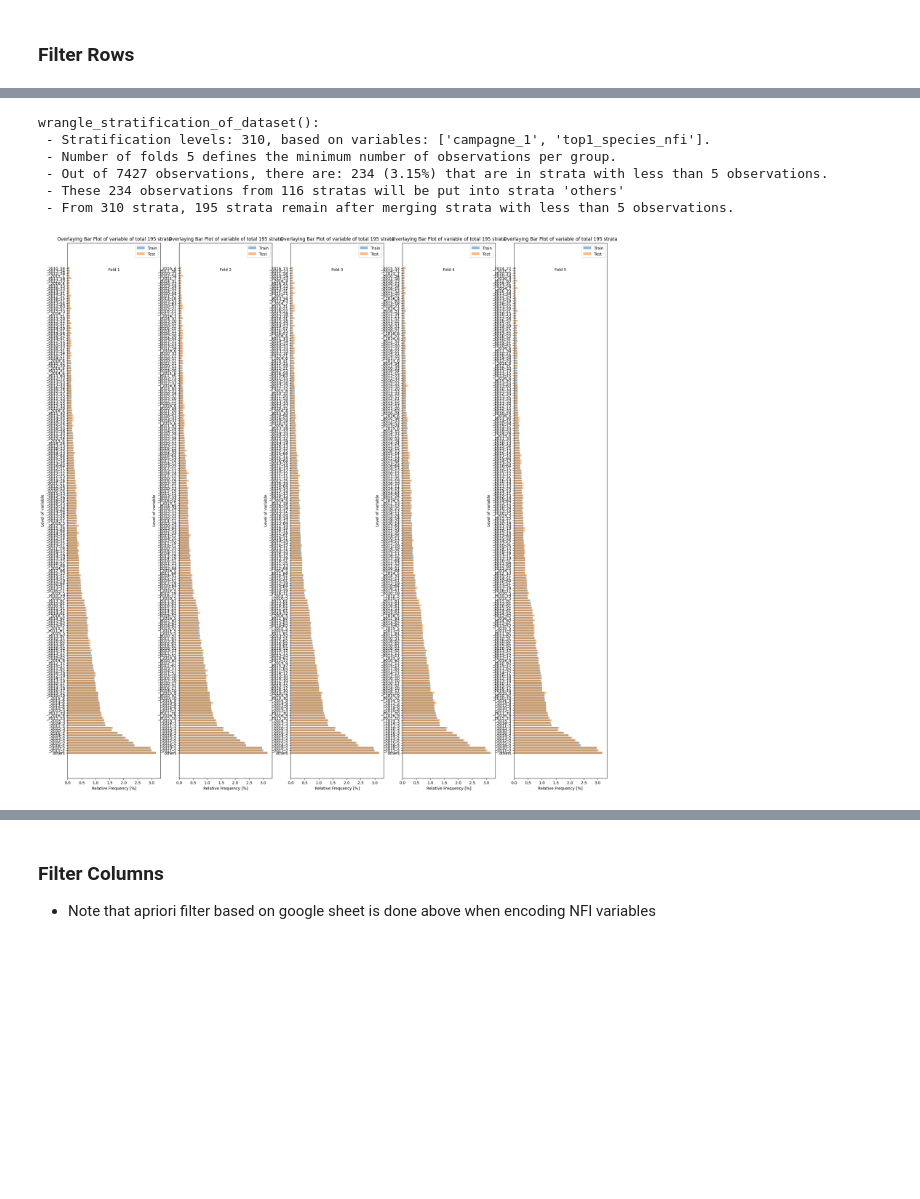
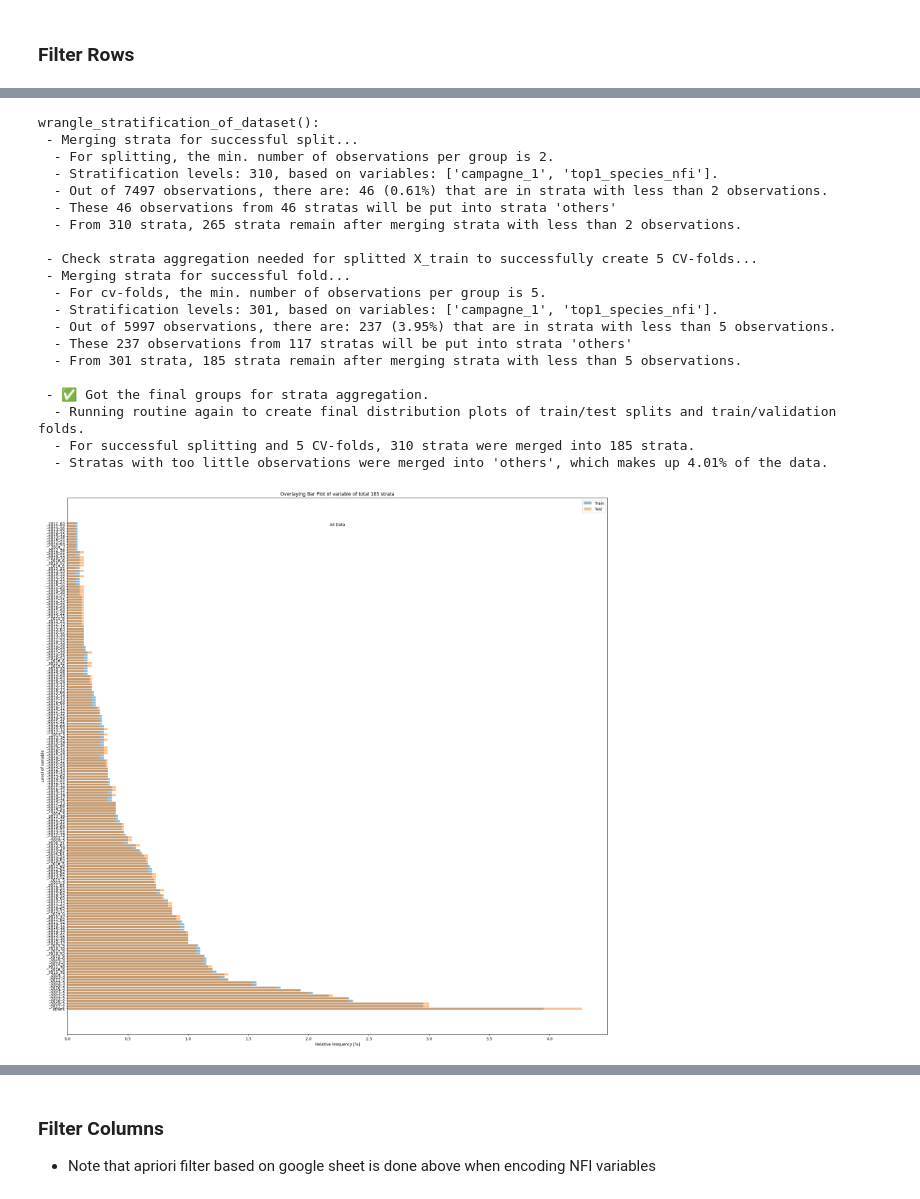
Before and after one commit to padasch/ifn_analysis, a Jupyter notebook: python/04_run_ml_models/run_random_forest.ipynb, the cells around one changed output, grey strips where cells are left out. Drawn from its saved outputs; the diff is of its cells as text; code cells hidden in the pictures; blank space fills up the shorter version.

```diff
--- a/python/04_run_ml_models/run_random_forest.ipynb
+++ b/python/04_run_ml_models/run_random_forest.ipynb
@@ -80,7 +75,7 @@ run_reports_minor = False
 
 user_input_variable_removal = [
     # ! Variables with temporal information
-    "campagne_1",
+    # "campagne_1",
     "campagne_2",
     "visite_1",
     "visite_2",
@@ -97,9 +92,11 @@ user_input_variable_removal = [
     # "site_ba_prc_cut_at_v2",
     # "site_ba_prc_dead_at_v1",
     "site_ba_prc_dead_at_v2",
-    # "site_ba_prc_rec_at_v2",
+    "site_ba_prc_rec_at_v2",
     "site_total_ba_at_v1",
     "site_total_ba_at_v2",
+    "ntrees_1",
+    "ntrees_2",
     # ! Variables from calculation_growth_mortality:
     # * General variables / stand descriptions
     "idp",
@@ -132,6 +129,15 @@ user_input_variable_removal = [
     "mort_ba_prc_yr_v1",  # <--- Target variable
     "mort_ba_prc_yr_v2",
 ]
+# %%
+# TODO: Needs to be cleaned up
+# Random Forest
+add_gee_data = user_input["add_gee_data"]
+target = user_input["target"]
+na_drop_threshold = user_input["na_drop_threshold"]
+seed_nr = user_input["seed_nr"]
+test_split = user_input["test_split"]
+test_train_strata = user_input["test_train_strata"]
 # %% [markdown]
 # 📜 Functions
 # %%
@@ -1293,14 +1403,15 @@ Shape of rf_data_raw: (40022, 278)
 ### 🛑 Add Custom Filter
 # %%
 # ROWS FILTER
-row_filter = "removing_mortality_equal_20_multiple_times"
+# row_filter = "removing_mortality_equal_20_multiple_times"
+row_filter = "removing_mortality_equal_100perc_esquivel"
 
 if row_filter != "none":
     # Subset code:
 
     # remove where target is 20 in rf_data_raw
-    # rf_data_raw = rf_data_raw[rf_data_raw[target] != 100]
-    rf_data_raw = rf_data_raw[rf_data_raw[target] != 20]
+    rf_data_raw = rf_data_raw[rf_data_raw[target] != 100]
+    # rf_data_raw = rf_data_raw[rf_data_raw[target] != 20]
 
     # Write information:
     file_path = f"{current_dir}/⚠️_ROW_FILTER_{row_filter}.txt"
@@ -1555,24 +1762,30 @@ def aggregate_strata_with_too_little_obs(
 # %%
-if user_input["do_ref"]:
-    this_approach = "fold"
-    my_min_obs_per_group_in = 5
-else:
-    this_approach = "split"
-    my_min_obs_per_group_in = 2
-
 df_aggregated_strata = aggregate_strata_with_too_little_obs(
     Xy_in=df_dropped_rows_with_nas,
     strata_vars=test_train_strata,
-    split_or_fold=this_approach,
+    do_fold_too=True,
     split_test=test_split,
     cv_fold=user_input["cv_folds"],
-    min_obs_per_group_in=my_min_obs_per_group_in,
 )
 # %% [output]
 wrangle_stratification_of_dataset():
- - Stratification levels: 310, based on variables: ['campagne_1', 'top1_species_nfi'].
- - Number of folds 5 defines the minimum number of observations per group.
- - Out of 7427 observations, there are: 234 (3.15%) that are in strata with less than 5 observations.
- - These 234 observations from 116 stratas will be put into strata 'others'
- - From 310 strata, 195 strata remain after merging strata with less than 5 observations.
+ - Merging strata for successful split...
+  - For splitting, the min. number of observations per group is 2.
+  - Stratification levels: 310, based on variables: ['campagne_1', 'top1_species_nfi'].
+  - Out of 7497 observations, there are: 46 (0.61%) that are in strata with less than 2 observations.
+  - These 46 observations from 46 stratas will be put into strata 'others'
+  - From 310 strata, 265 strata remain after merging strata with less than 2 observations.
+
+ - Check strata aggregation needed for splitted X_train to successfully create 5 CV-folds...
+ - Merging strata for successful fold...
+  - For cv-folds, the min. number of observations per group is 5.
+  - Stratification levels: 301, based on variables: ['campagne_1', 'top1_species_nfi'].
+  - Out of 5997 observations, there are: 237 (3.95%) that are in strata with less than 5 observations.
+  - These 237 observations from 117 stratas will be put into strata 'others'
+  - From 301 strata, 185 strata remain after merging strata with less than 5 observations.
+
+ - ✅ Got the final groups for strata aggregation.
+  - Running routine again to create final distribution plots of train/test splits and train/validation folds.
+  - For successful splitting and 5 CV-folds, 310 strata were merged into 185 strata.
+  - Stratas with too little observations were merged into 'others', which makes up 4.01% of the data.
-[figure, old version]
+[figure, new version]
```
Also changed, not shown: parts of 74 cells of this notebook.
